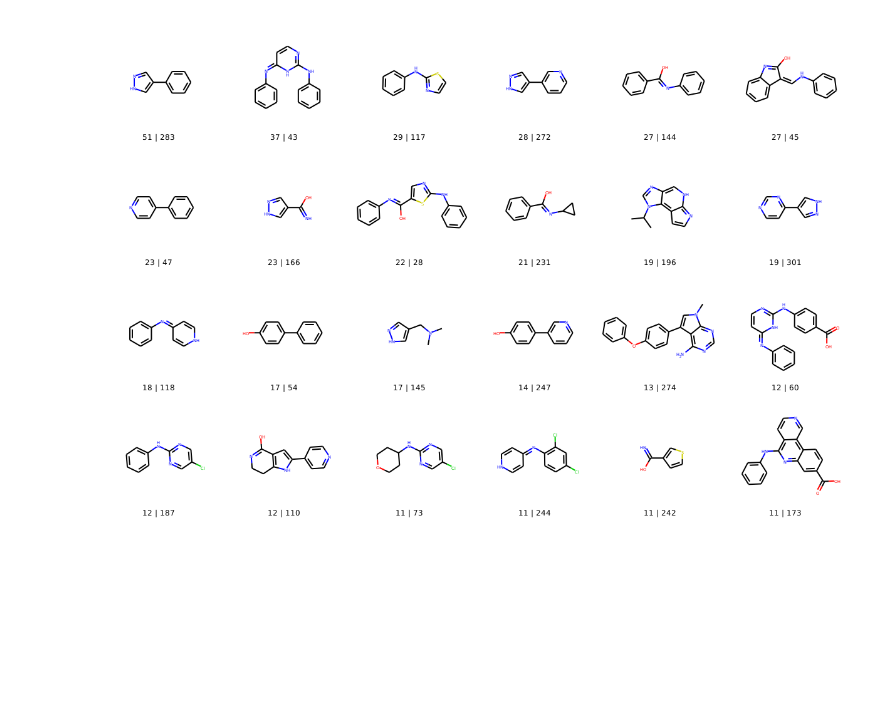
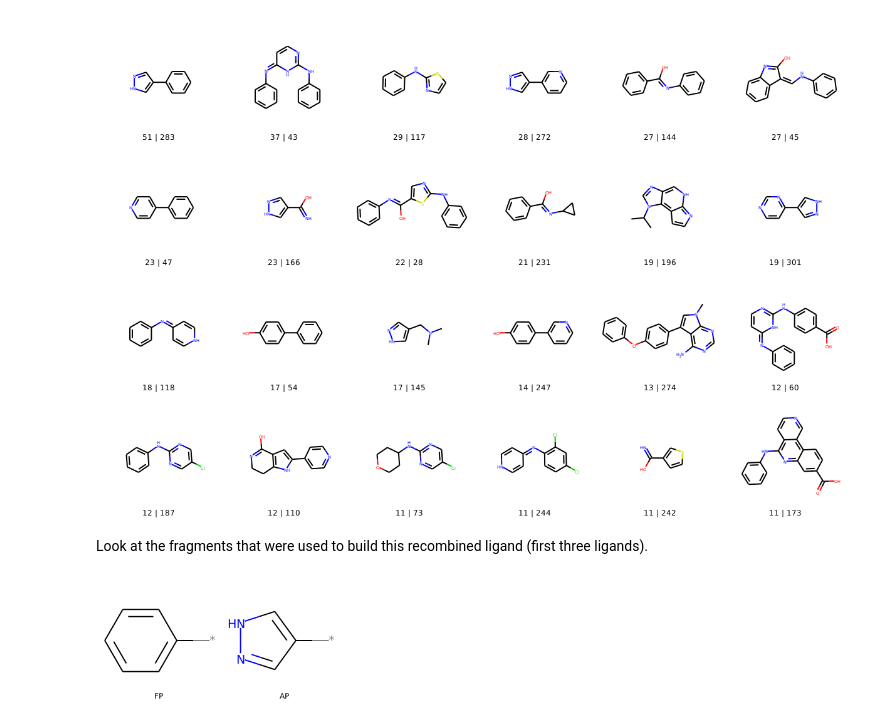
Before and after one commit to volkamerlab/KinFragLib, a Jupyter notebook: notebooks/4_3_combinatorial_library_comparison_klifs.ipynb, the cells around one changed output. Saved outputs shown, nothing was run; the diff lists cells and outputs as text; code cells hidden in the pictures; blank space fills up the shorter version.

Commit message:
(4_3) Add recombined ligand fragments, remove theoretical exact matches

```diff
--- a/notebooks/4_3_combinatorial_library_comparison_klifs.ipynb
+++ b/notebooks/4_3_combinatorial_library_comparison_klifs.ipynb
@@ -320,3 +251,9 @@ Draw.MolsToGridImage(mols=mols, legends=legends, molsPerRow=6, maxMols=24)
 # %% [output]
 Number of original ligands with this substructure | recombined ligand index
 [figure]
+# %% [markdown]
+Look at the fragments that were used to build this recombined ligand (first three ligands).
+# %%
+draw_fragments_from_recombined_ligand(substructure_matches.iloc[283].fragment_ids, fragment_library)
+# %% [output]
+[figure, added]
```
Also changed, not shown: parts of 17 cells of this notebook.
